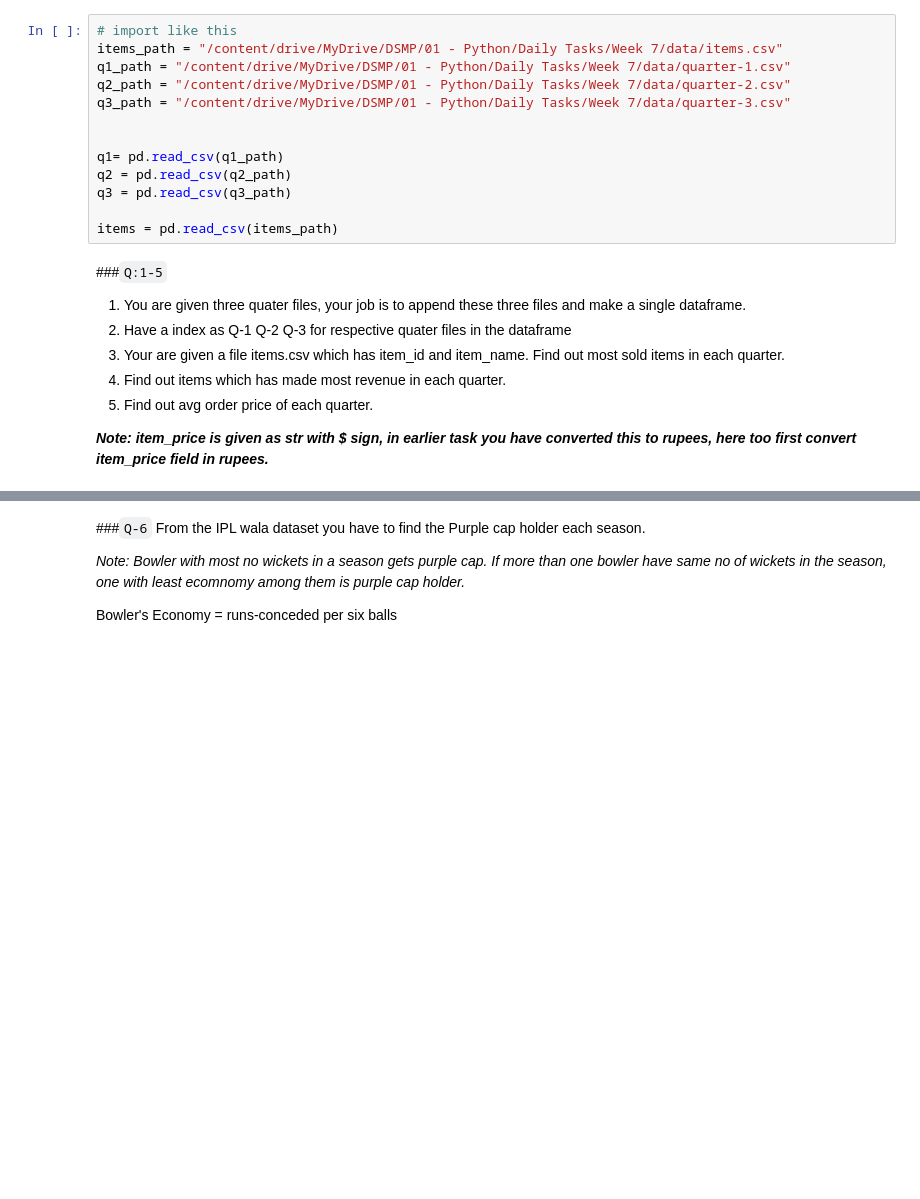
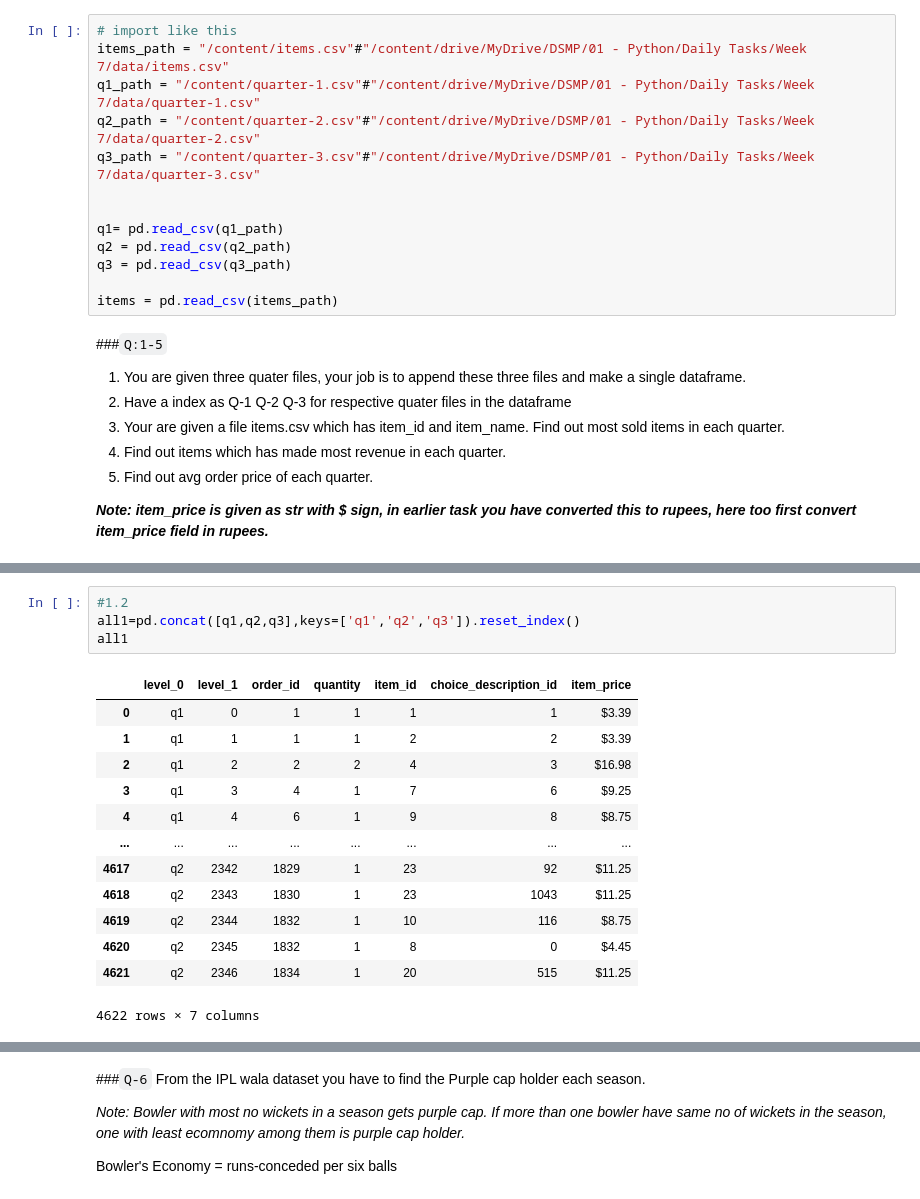
Before and after one commit to singhbhaskar360/Python_ML, a Jupyter notebook: Merging_session_20_task.ipynb, the cells around one changed output, grey strips where cells are left out. Cells and saved outputs as stored; diff of their text form; blank space fills up the shorter version.

```diff
--- a/Merging_session_20_task.ipynb
+++ b/Merging_session_20_task.ipynb
@@ -13,10 +13,10 @@ items.csv -> ['item_id', 'item_name']
 Dataset Link - https://drive.google.com/drive/folders/1Z0kaFybvgFeczeUj4dldUnhTdloLqLsL?usp=share_link
 # %%
 # import like this
-items_path = "/content/drive/MyDrive/DSMP/01 - Python/Daily Tasks/Week 7/data/items.csv"
-q1_path = "/content/drive/MyDrive/DSMP/01 - Python/Daily Tasks/Week 7/data/quarter-1.csv"
-q2_path = "/content/drive/MyDrive/DSMP/01 - Python/Daily Tasks/Week 7/data/quarter-2.csv"
-q3_path = "/content/drive/MyDrive/DSMP/01 - Python/Daily Tasks/Week 7/data/quarter-3.csv"
+items_path = "/content/items.csv"#"/content/drive/MyDrive/DSMP/01 - Python/Daily Tasks/Week 7/data/items.csv"
+q1_path = "/content/quarter-1.csv"#"/content/drive/MyDrive/DSMP/01 - Python/Daily Tasks/Week 7/data/quarter-1.csv"
+q2_path = "/content/quarter-2.csv"#"/content/drive/MyDrive/DSMP/01 - Python/Daily Tasks/Week 7/data/quarter-2.csv"
+q3_path = "/content/quarter-3.csv"#"/content/drive/MyDrive/DSMP/01 - Python/Daily Tasks/Week 7/data/quarter-3.csv"
 
 
 q1= pd.read_csv(q1_path)
@@ -37,0 +59,18 @@ items = pd.read_csv(items_path)
+# %%
+#1.2
+all1=pd.concat([q1,q2,q3],keys=['q1','q2','q3']).reset_index()
+all1
+# %% [output]
+|  | level_0 | level_1 | order_id | quantity | item_id | choice_description_id | item_price |
+| 0 | q1 | 0 | 1 | 1 | 1 | 1 | $3.39 |
+| 1 | q1 | 1 | 1 | 1 | 2 | 2 | $3.39 |
+| 2 | q1 | 2 | 2 | 2 | 4 | 3 | $16.98 |
+| 3 | q1 | 3 | 4 | 1 | 7 | 6 | $9.25 |
+| 4 | q1 | 4 | 6 | 1 | 9 | 8 | $8.75 |
+| ... | ... | ... | ... | ... | ... | ... | ... |
+| 4617 | q2 | 2342 | 1829 | 1 | 23 | 92 | $11.25 |
+| 4618 | q2 | 2343 | 1830 | 1 | 23 | 1043 | $11.25 |
+| 4619 | q2 | 2344 | 1832 | 1 | 10 | 116 | $8.75 |
+| 4620 | q2 | 2345 | 1832 | 1 | 8 | 0 | $4.45 |
+| 4621 | q2 | 2346 | 1834 | 1 | 20 | 515 | $11.25 |
+4622 rows × 7 columns
```
Also changed, not shown: parts of 5 cells of this notebook.
